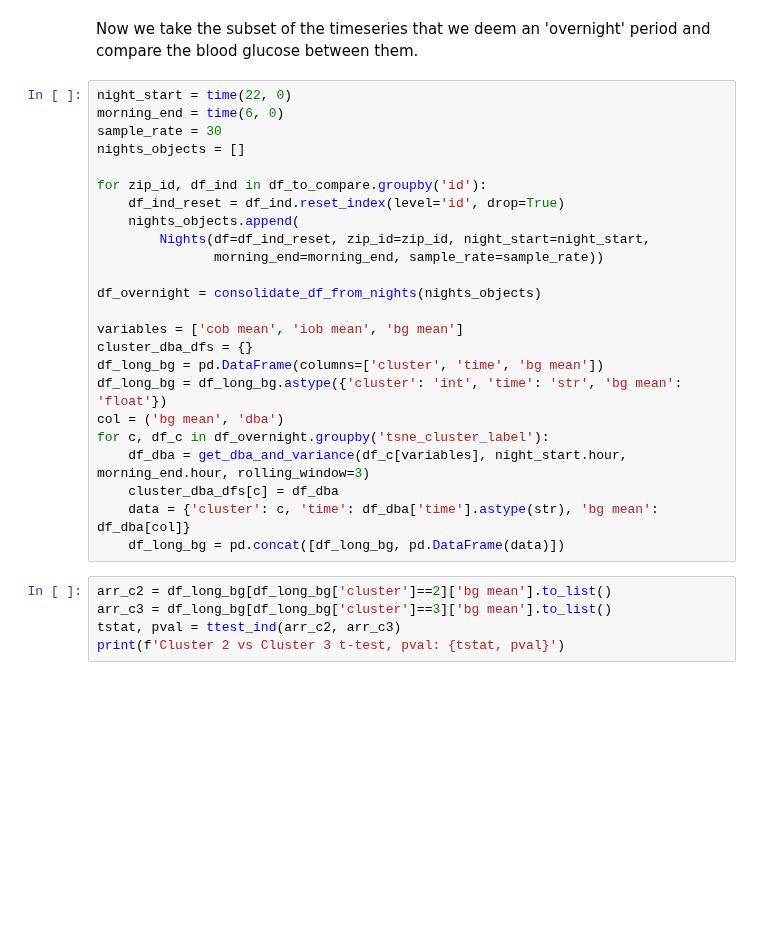
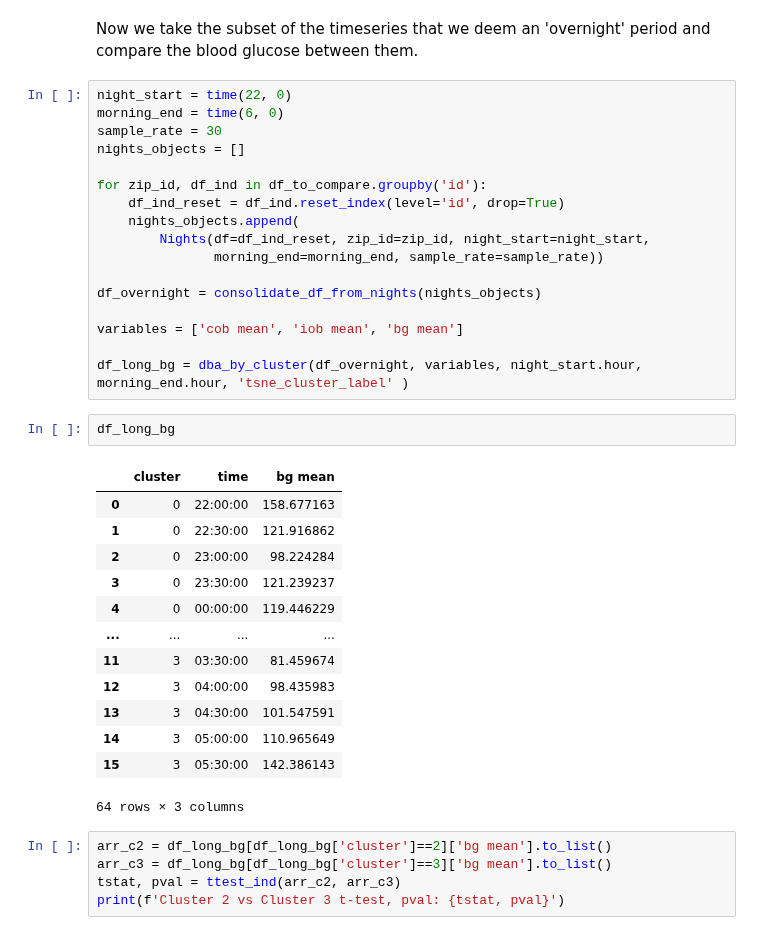
Before and after one commit to rdbrist/masters_project, a Jupyter notebook: notebooks/2.03b-rd-analysis-of-night-clusters.ipynb, the cells around one changed output. Saved outputs shown, nothing was run; the diff lists cells and outputs as text; blank space fills up the shorter version.

Commit message:
Looking at BG excursion data.

```diff
--- a/notebooks/2.03b-rd-analysis-of-night-clusters.ipynb
+++ b/notebooks/2.03b-rd-analysis-of-night-clusters.ipynb
@@ -85,15 +85,24 @@ for zip_id, df_ind in df_to_compare.groupby('id'):
 df_overnight = consolidate_df_from_nights(nights_objects)
 
 variables = ['cob mean', 'iob mean', 'bg mean']
-cluster_dba_dfs = {}
-df_long_bg = pd.DataFrame(columns=['cluster', 'time', 'bg mean'])
-df_long_bg = df_long_bg.astype({'cluster': 'int', 'time': 'str', 'bg mean': 'float'})
-col = ('bg mean', 'dba')
-for c, df_c in df_overnight.groupby('tsne_cluster_label'):
-    df_dba = get_dba_and_variance(df_c[variables], night_start.hour, morning_end.hour, rolling_window=3)
-    cluster_dba_dfs[c] = df_dba
-    data = {'cluster': c, 'time': df_dba['time'].astype(str), 'bg mean': df_dba[col]}
-    df_long_bg = pd.concat([df_long_bg, pd.DataFrame(data)])
+
+df_long_bg = dba_by_cluster(df_overnight, variables, night_start.hour, morning_end.hour, 'tsne_cluster_label' )
+# %%
+df_long_bg
+# %% [output]
+|  | cluster | time | bg mean |
+| 0 | 0 | 22:00:00 | 158.677163 |
+| 1 | 0 | 22:30:00 | 121.916862 |
+| 2 | 0 | 23:00:00 | 98.224284 |
+| 3 | 0 | 23:30:00 | 121.239237 |
+| 4 | 0 | 00:00:00 | 119.446229 |
+| ... | ... | ... | ... |
+| 11 | 3 | 03:30:00 | 81.459674 |
+| 12 | 3 | 04:00:00 | 98.435983 |
+| 13 | 3 | 04:30:00 | 101.547591 |
+| 14 | 3 | 05:00:00 | 110.965649 |
+| 15 | 3 | 05:30:00 | 142.386143 |
+64 rows × 3 columns
 # %%
 arr_c2 = df_long_bg[df_long_bg['cluster']==2]['bg mean'].to_list()
 arr_c3 = df_long_bg[df_long_bg['cluster']==3]['bg mean'].to_list()
```
Also changed, not shown: parts of 1 cell of this notebook, 4 other files.
